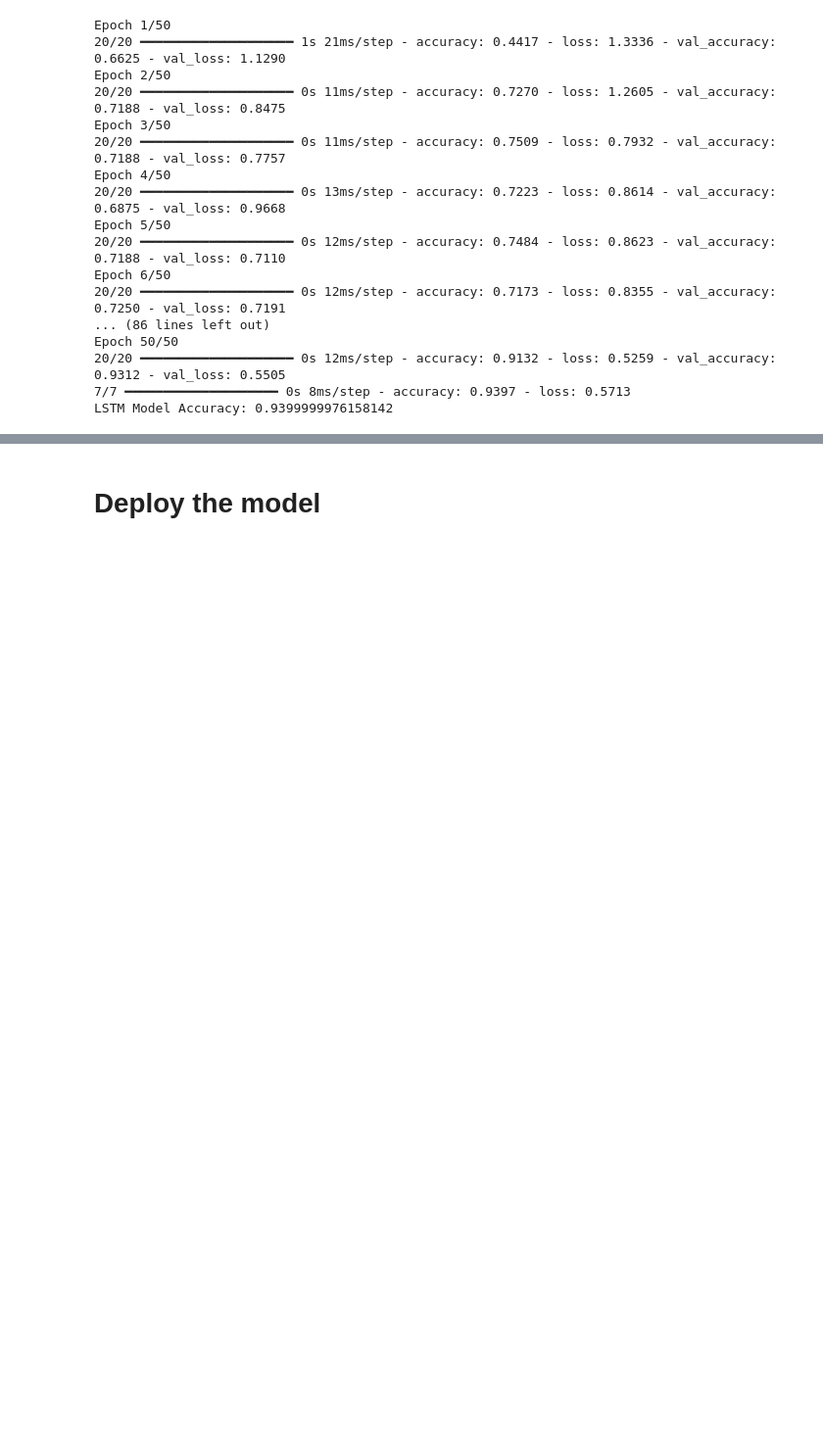
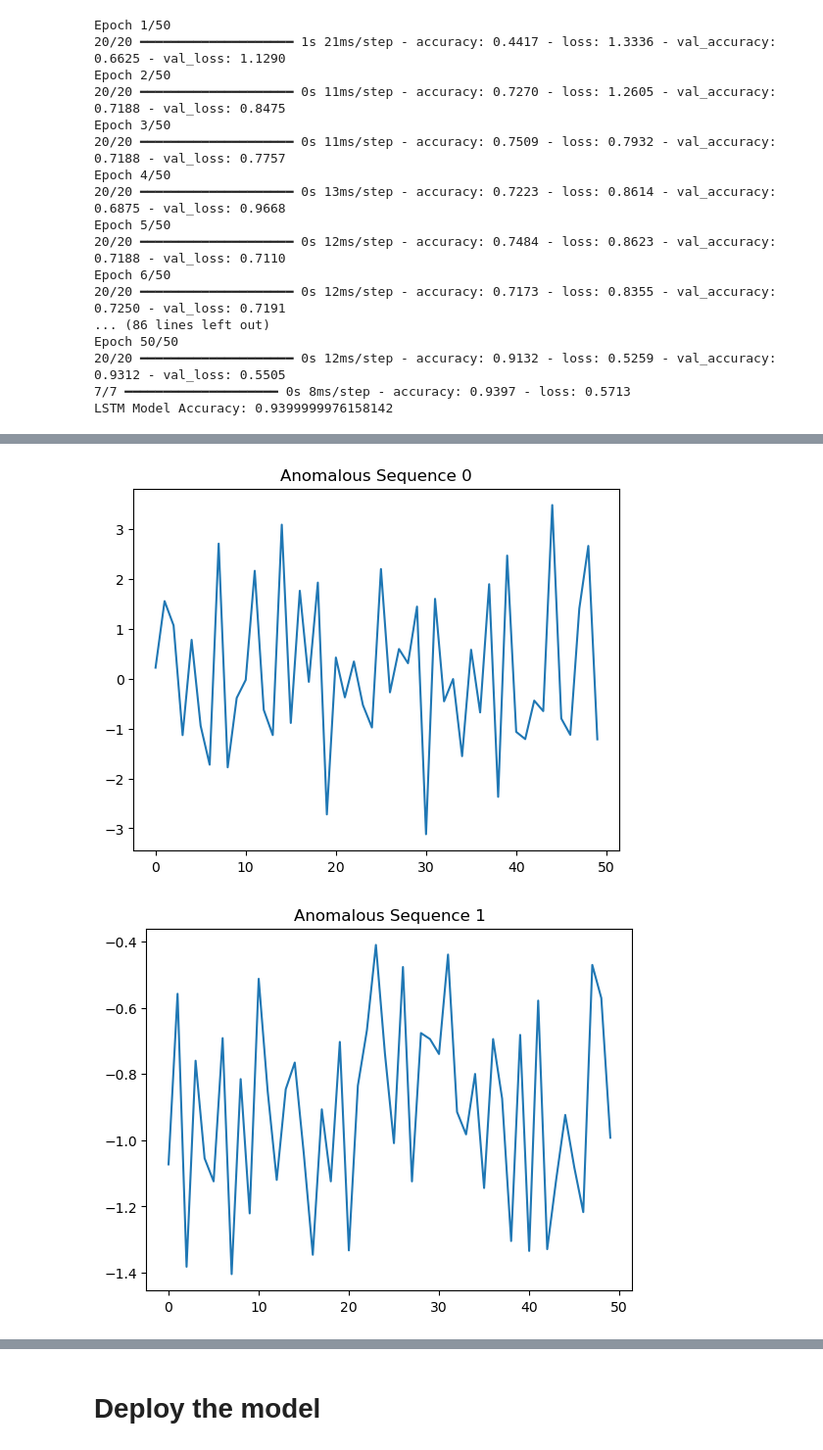
Before and after one commit to DavideBarto/AnomalyDetection, a Jupyter notebook: Anomaly Classification Model/main.ipynb, the cells around one changed output, grey strips where cells are left out. Shown at 98% size. Cells and saved outputs as stored; diff of their text form; code cells hidden in the pictures; blank space fills up the shorter version.

```diff
--- a/Anomaly Classification Model/main.ipynb
+++ b/Anomaly Classification Model/main.ipynb
@@ -125,0 +131,8 @@ LSTM Model Accuracy: 0.9399999976158142
+# %%
+import numpy as np
+
+# Predict class probabilities
+predictions = model.predict(X_test_lstm)
+print(predictions[:5])
+# Get the predicted class for each sequence
+predicted_classes = np.argmax(predictions, axis=1)
@@ -125,0 +150,14 @@ LSTM Model Accuracy: 0.9399999976158142
+# %%
+# Define a threshold for confidence
+confidence_threshold = 0.7  # Adjust based on your dataset
+
+# Identify low-confidence predictions
+anomalous_sequences = []
+for i, prediction in enumerate(predictions):
+    max_confidence = np.max(prediction)
+    predicted_class = np.argmax(prediction)
+    if predicted_class != 0 or max_confidence < confidence_threshold:
+        anomalous_sequences.append((i, predicted_class, max_confidence))
+
+# Output anomalies
+print(f"Anomalous Sequences: {anomalous_sequences}")
@@ -125,0 +186,11 @@ LSTM Model Accuracy: 0.9399999976158142
+# %%
+import matplotlib.pyplot as plt
+
+# Visualize some anomalous sequences
+for idx, _, _ in anomalous_sequences[:5]:  # Limit to 5 for display
+    plt.plot(X_test[idx])
+    plt.title(f"Anomalous Sequence {idx}")
+    plt.show()
+# %% [output]
+[figure, added]
+[figure, added]
```
Also changed, not shown: parts of 16 cells of this notebook.
